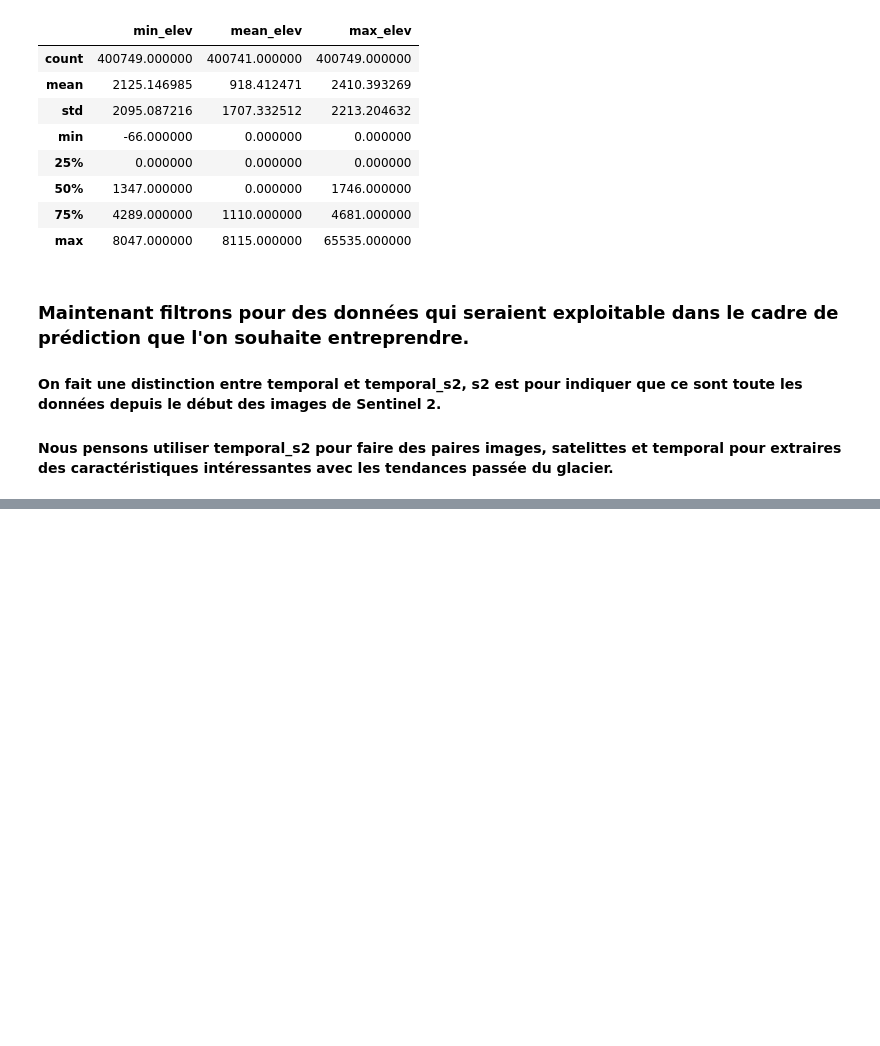
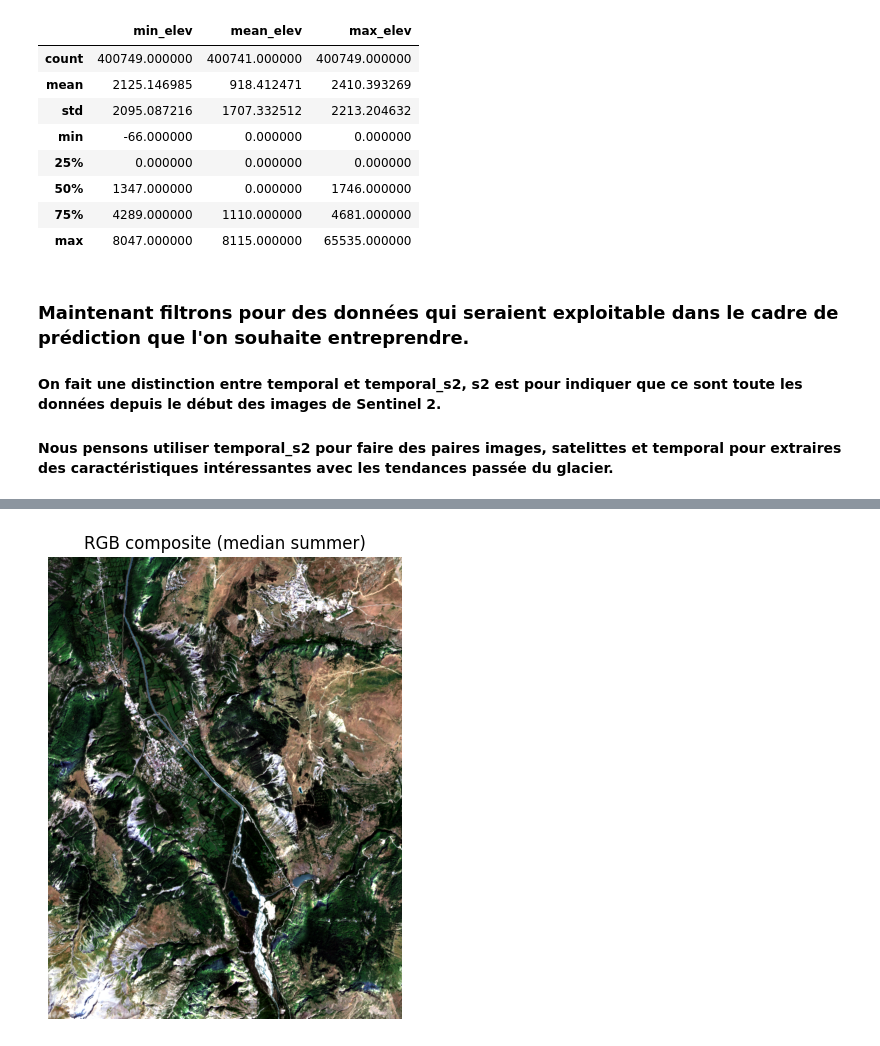
Before and after one commit to pierre-emery/projet_glacier, a Jupyter notebook: notebooks/data_fetch_clean.ipynb, the cells around one changed output, grey strips where cells are left out. Drawn from its saved outputs; the diff is of its cells as text; code cells hidden in the pictures; blank space fills up the shorter version.

Commit message:
Figuring out how to get Sentinel-2 data

```diff
--- a/notebooks/data_fetch_clean.ipynb
+++ b/notebooks/data_fetch_clean.ipynb
@@ -307,0 +458,25 @@ proc.mkdir(parents=True, exist_ok=True)
+# %%
+import rioxarray as rxr
+path = "data/sentinel2_free/composites/bbox_test_2022_median.tif"
+da = rxr.open_rasterio(path)  # (band, y, x)
+
+def robust_scale(x, lo=2, hi=98):
+    x = x.astype("float32")
+    vmin = np.nanpercentile(x, lo)
+    vmax = np.nanpercentile(x, hi)
+    return np.clip((x - vmin) / (vmax - vmin + 1e-6), 0, 1)
+
+# indices 0-based: 0=blue,1=green,2=red
+blue  = robust_scale(da[0].values)
+green = robust_scale(da[1].values)
+red   = robust_scale(da[2].values)
+
+rgb = np.stack([red, green, blue], axis=-1)
+
+plt.figure(figsize=(6,6))
+plt.imshow(rgb)
+plt.axis("off")
+plt.title("RGB composite (median summer)")
+plt.show()
+# %% [output]
+[figure, added]
```
Also changed, not shown: parts of 13 cells of this notebook, 4 other files.
